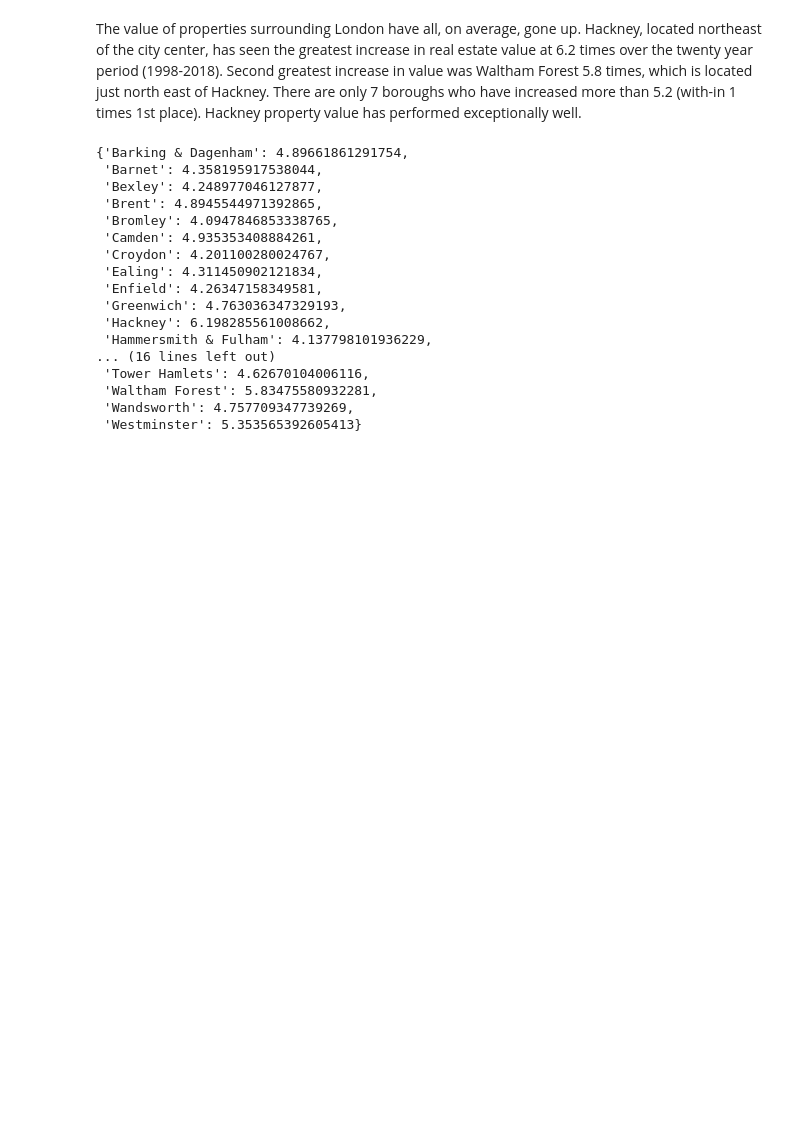
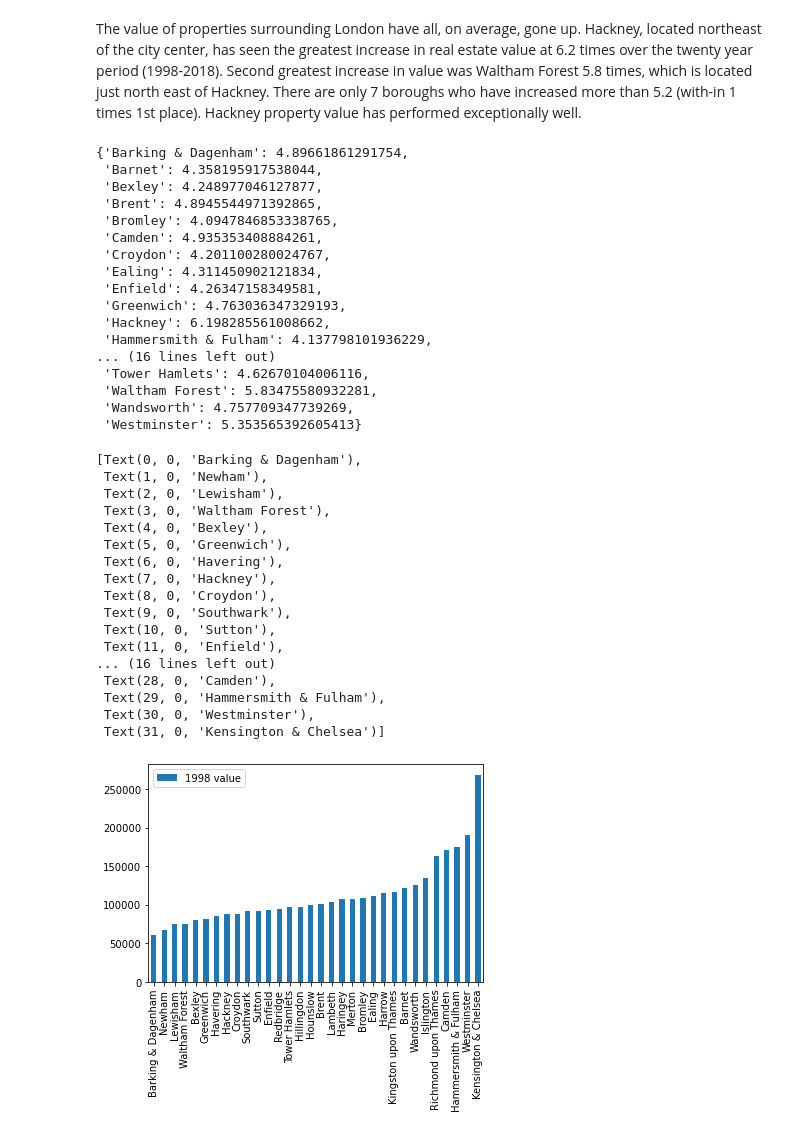
Before and after one commit to pughjoepugh/springboard-projects, a Jupyter notebook: Unit 4 Challenge - Tier 3.ipynb, the cells around one changed output. Saved outputs shown, nothing was run; the diff lists cells and outputs as text; code cells hidden in the pictures; blank space fills up the shorter version.

```diff
--- a/Unit 4 Challenge - Tier 3.ipynb
+++ b/Unit 4 Challenge - Tier 3.ipynb
@@ -332,3 +332,40 @@ storage
  'Waltham Forest': 5.83475580932281,
  'Wandsworth': 4.757709347739269,
  'Westminster': 5.353565392605413}
+# %%
+def oldValue(place2):
+    ratio2=(float(place2['Average_price'][place2['year']==1998]))
+    return ratio2
+
+storage2={}
+
+for x in clean['London_Borough'].unique():
+    y=clean[clean['London_Borough']==x]
+    storage2[x] = oldValue(y)
+
+dfRatios2=pd.DataFrame(storage2, index=[0])
+dfRatios2=dfRatios2.T
+dfRatios2=dfRatios2.reset_index()
+dfRatios2.columns=['Borough','1998 value']
+dfOrder2=dfRatios2.sort_values('1998 value')
+graph2=dfOrder2[['Borough','1998 value']].plot(kind='bar')
+graph2.set_xticklabels(dfOrder2.Borough)
+# %% [output]
+[Text(0, 0, 'Barking & Dagenham'),
+ Text(1, 0, 'Newham'),
+ Text(2, 0, 'Lewisham'),
+ Text(3, 0, 'Waltham Forest'),
+ Text(4, 0, 'Bexley'),
+ Text(5, 0, 'Greenwich'),
+ Text(6, 0, 'Havering'),
+ Text(7, 0, 'Hackney'),
+ Text(8, 0, 'Croydon'),
+ Text(9, 0, 'Southwark'),
+ Text(10, 0, 'Sutton'),
+ Text(11, 0, 'Enfield'),
+... (16 lines left out)
+ Text(28, 0, 'Camden'),
+ Text(29, 0, 'Hammersmith & Fulham'),
+ Text(30, 0, 'Westminster'),
+ Text(31, 0, 'Kensington & Chelsea')]
+[figure, added]
```
Also changed, not shown: parts of 3 cells of this notebook.
